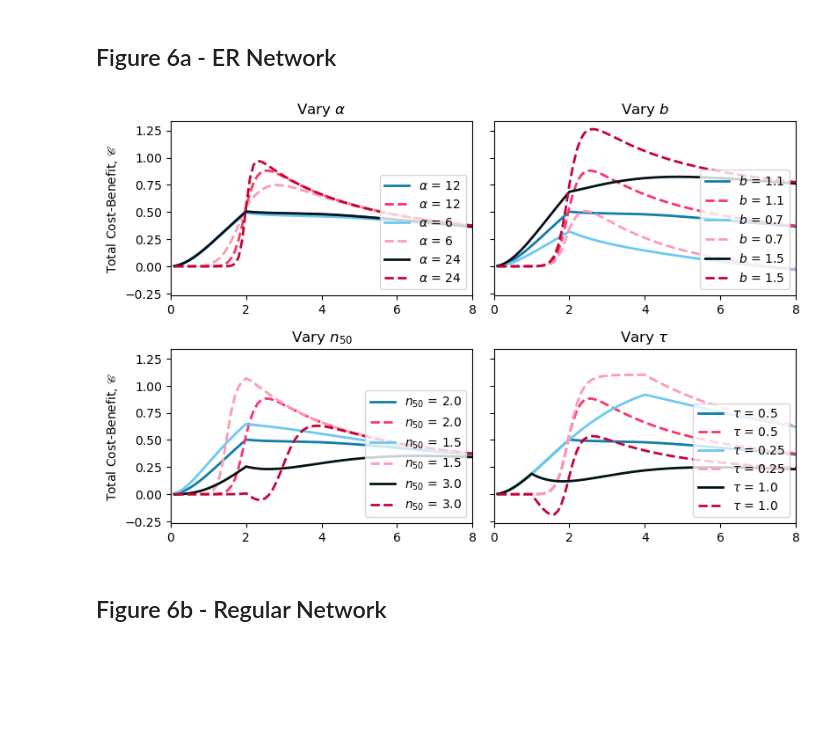
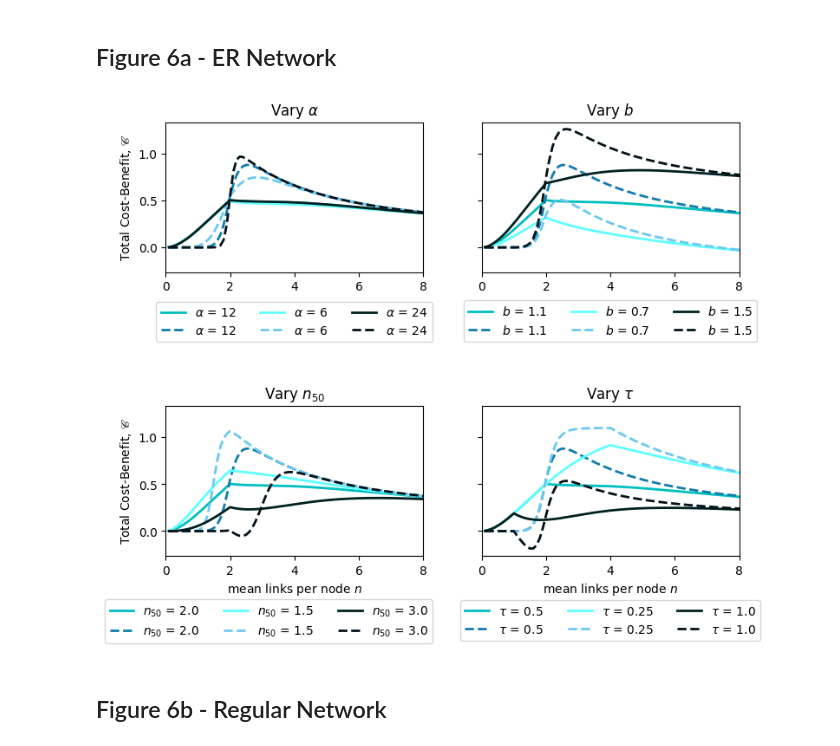
Before and after one commit to thatchai-b/article-trade-off-infs-social-interacts, a Jupyter notebook: Figure_6_sensitivity.ipynb, the cells around one changed output. Drawn from its saved outputs; the diff is of its cells as text; code cells hidden in the pictures; blank space fills up the shorter version.

Commit message:
Label arrangements

```diff
--- a/Figure_6_sensitivity.ipynb
+++ b/Figure_6_sensitivity.ipynb
@@ -99,7 +99,7 @@ ll = np.array([1.0, 0.5, 1.5])
 # %% [markdown]
 ## Figure 6a - ER Network
 # %%
-fig, ax = plt.subplots(2, 2, figsize=(8, 16/3), sharey=True)
+fig, ax = plt.subplots(2, 2, figsize=(8, 7), sharey=True)
 
 ax_pois = np.ravel(ax)[0]
 for j in range(0,3):
@@ -109,11 +109,11 @@ for j in range(0,3):
         MOF_pois_range[i] = benefit_MOF_poisdist(meanlink_range[i],bf)
     ax_pois.plot(meanlink_range,
                  MOF_pois_range - cost_func_ER(meanlink_range, tauran[0], gamma),
-                 color=lighten_color(colour_set[2],ll[j]), linewidth=2, label=r'$\alpha$ = ' + str(alran[j]))
+                 color=lighten_color('c',ll[j]), linewidth=2, label=r'$\alpha$ = ' + str(alran[j]))
     ax_pois.plot(meanlink_range,
                  bf(meanlink_range) - cost_func_ER(meanlink_range, tauran[0], gamma),
-                 color=lighten_color(colour_set[1],ll[j]), linestyle='--', linewidth=2, label=r'$\alpha$ = ' + str(alran[j]))
-ax_pois.legend(loc='lower right')
+                 color=lighten_color(colour_set[2],ll[j]), linestyle='--', linewidth=2, label=r'$\alpha$ = ' + str(alran[j]))
+ax_pois.legend(ncol=3, bbox_to_anchor=(0.50,-0.50), loc='lower center')
 ax_pois.set_ylabel('Total Cost-Benefit, $\mathscr{C}$')
 ax_pois.set_xticks(np.arange(0, maxmeanlink+1, 2))
 ax_pois.set_xlim([0, 8])
@@ -127,11 +127,11 @@ for j in range(0,3):
         MOF_pois_range[i] = benefit_MOF_poisdist(meanlink_range[i],bf)
     ax_pois.plot(meanlink_range,
                  MOF_pois_range - cost_func_ER(meanlink_range, tauran[0], gamma),
-                 color=lighten_color(colour_set[2],ll[j]), linewidth=2, label=r'$b$ = ' + str(bran[j]))
+                 color=lighten_color('c',ll[j]), linewidth=2, label=r'$b$ = ' + str(bran[j]))
     ax_pois.plot(meanlink_range,
                  bf(meanlink_range) - cost_func_ER(meanlink_range, tauran[0], gamma),
-                 color=lighten_color(colour_set[1],ll[j]), linestyle='--', linewidth=2, label=r'$b$ = ' + str(bran[j]))
-ax_pois.legend(loc='lower right')
+                 color=lighten_color(colour_set[2],ll[j]), linestyle='--', linewidth=2, label=r'$b$ = ' + str(bran[j]))
+ax_pois.legend(ncol=3, bbox_to_anchor=(0.50,-0.50), loc='lower center')
 ax_pois.set_xticks(np.arange(0, maxmeanlink+1, 2))
 ax_pois.set_xlim([0, 8])
 ax_pois.set_title(r'Vary $b$')
@@ -139,41 +139,42 @@ ax_pois.set_title(r'Vary $b$')
 ax_pois = np.ravel(ax)[2]
 for j in range(0,3):
     bf = lambda x: benefit_FOM(x, alran[0], bran[0], n50ran[j])
     MOF_pois_range = np.zeros(len(meanlink_range))
     for i in range(len(meanlink_range)):
         MOF_pois_range[i] = benefit_MOF_poisdist(meanlink_range[i],bf)
     ax_pois.plot(meanlink_range,
                  MOF_pois_range - cost_func_ER(meanlink_range, tauran[0], gamma),
-                 color=lighten_color(colour_set[2],ll[j]), linewidth=2, label=r'$n_{50}$ = ' + str(n50ran[j]))
+                 color=lighten_color('c', ll[j]), linewidth=2, label=r'$n_{50}$ = ' + str(n50ran[j]))
     ax_pois.plot(meanlink_range,
                  bf(meanlink_range) - cost_func_ER(meanlink_range, tauran[0], gamma),
-                 color=lighten_color(colour_set[1],ll[j]), linestyle='--', linewidth=2, label=r'$n_{50}$ = ' + str(n50ran[j]))
-ax_pois.legend(loc='lower right')
+                 color=lighten_color(colour_set[2],ll[j]), linestyle='--', linewidth=2, label=r'$n_{50}$ = ' + str(n50ran[j]))
+ax_pois.legend(ncol=3, bbox_to_anchor=(0.40,-0.62), loc='lower center')
 ax_pois.set_ylabel('Total Cost-Benefit, $\mathscr{C}$')
+ax_pois.set_xlabel(r'mean links per node $n$')
 ax_pois.set_xticks(np.arange(0, maxmeanlink+1, 2))
 ax_pois.set_xlim([0, 8])
 ax_pois.set_title(r'Vary $n_{50}$')
 
 ax_pois = np.ravel(ax)[3]
 for j in range(0,3):
     bf = lambda x: benefit_FOM(x, alran[0], bran[0], n50ran[0])
     MOF_pois_range = np.zeros(len(meanlink_range))
     for i in range(len(meanlink_range)):
         MOF_pois_range[i] = benefit_MOF_poisdist(meanlink_range[i],bf)
     ax_pois.plot(meanlink_range,
                  MOF_pois_range - cost_func_ER(meanlink_range, tauran[j], gamma),
-                 color=lighten_color(colour_set[2],ll[j]), linewidth=2, label=r'$\tau$ = ' + str(tauran[j]))
+                 color=lighten_color('c', ll[j]), linewidth=2, label=r'$\tau$ = ' + str(tauran[j]))
     ax_pois.plot(meanlink_range,
                  bf(meanlink_range) - cost_func_ER(meanlink_range, tauran[j], gamma),
-                 color=lighten_color(colour_set[1],ll[j]), linestyle='--', linewidth=2, label=r'$\tau$ = ' + str(tauran[j]))
-ax_pois.legend(loc='lower right')
+                 color=lighten_color(colour_set[2],ll[j]), linestyle='--', linewidth=2, label=r'$\tau$ = ' + str(tauran[j]))
+ax_pois.legend(ncol=3, bbox_to_anchor=(0.50,-0.60), loc='lower center')
 ax_pois.set_xticks(np.arange(0, maxmeanlink+1, 2))
+ax_pois.set_xlabel(r'mean links per node $n$')
 ax_pois.set_xlim([0, 8])
 ax_pois.set_title(r'Vary $\tau$')
 plt.tight_layout()
-plt.savefig('/Users/user/overleaf/pairwise-optimal/Paper-Figures/poisrange.pdf')
 # %% [output]
-[figure, old version]
+[figure, new version]
 # %% [markdown]
 ## Figure 6b - Regular Network
 # %%
```
Also changed, not shown: parts of 2 cells of this notebook.
